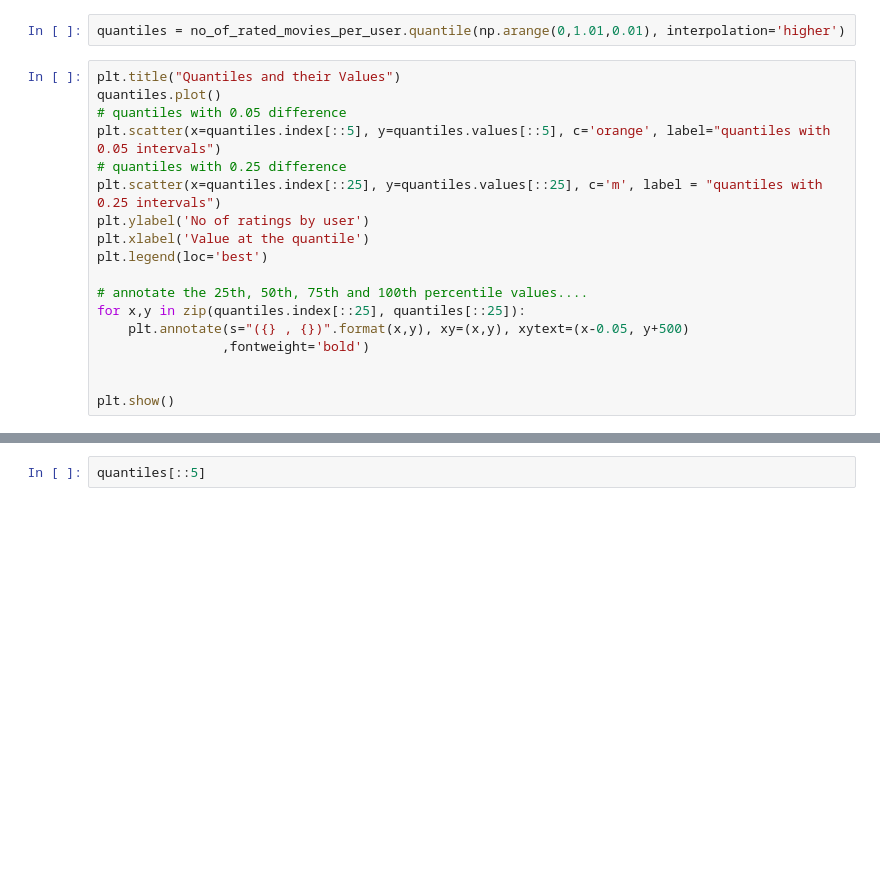
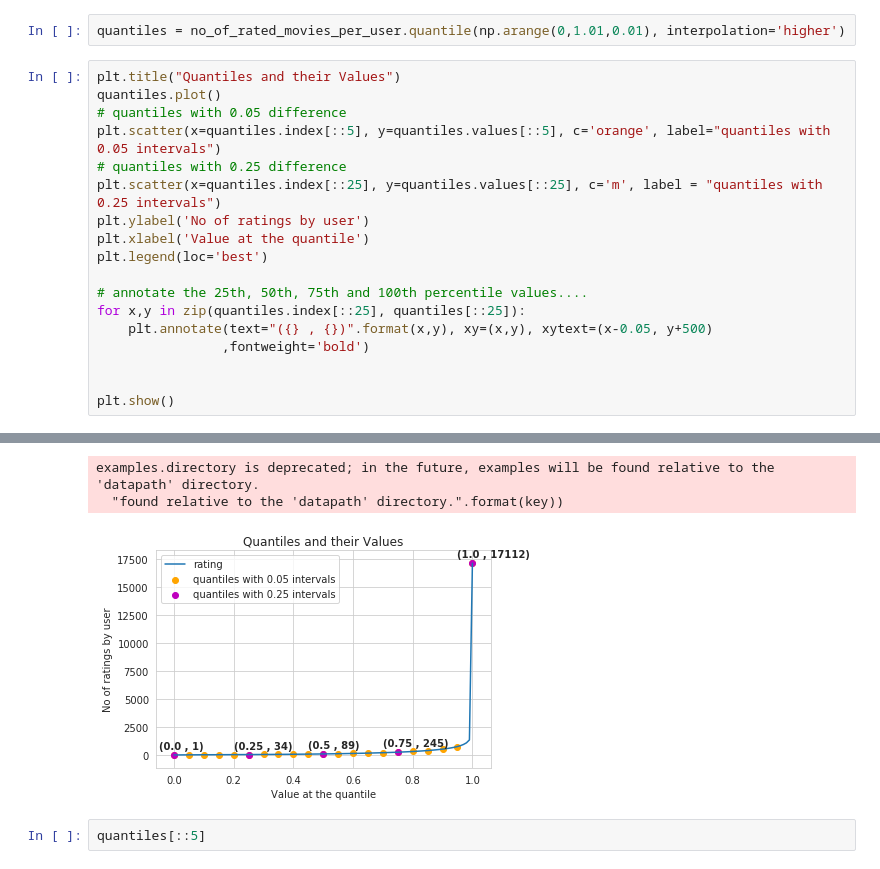
Before and after one commit to agiletechvn/opencv-starterkit, a Jupyter notebook: src/Netflix/Netflix.ipynb, the cells around one changed output, grey strips where cells are left out. Saved outputs shown, nothing was run; the diff lists cells and outputs as text; blank space fills up the shorter version.

```diff
--- a/src/Netflix/Netflix.ipynb
+++ b/src/Netflix/Netflix.ipynb
@@ -355,7 +368,7 @@ plt.legend(loc='best')
 
 # annotate the 25th, 50th, 75th and 100th percentile values....
 for x,y in zip(quantiles.index[::25], quantiles[::25]):
-    plt.annotate(s="({} , {})".format(x,y), xy=(x,y), xytext=(x-0.05, y+500)
+    plt.annotate(text="({} , {})".format(x,y), xy=(x,y), xytext=(x-0.05, y+500)
                 ,fontweight='bold')
 
 
@@ -366,3 +377,6 @@ plt.show()
+examples.directory is deprecated; in the future, examples will be found relative to the 'datapath' directory.
+  "found relative to the 'datapath' directory.".format(key))
+[figure, added]
 # %%
 quantiles[::5]
 # %% [output]
```
Also changed, not shown: parts of 16 cells of this notebook, 4 other files.
